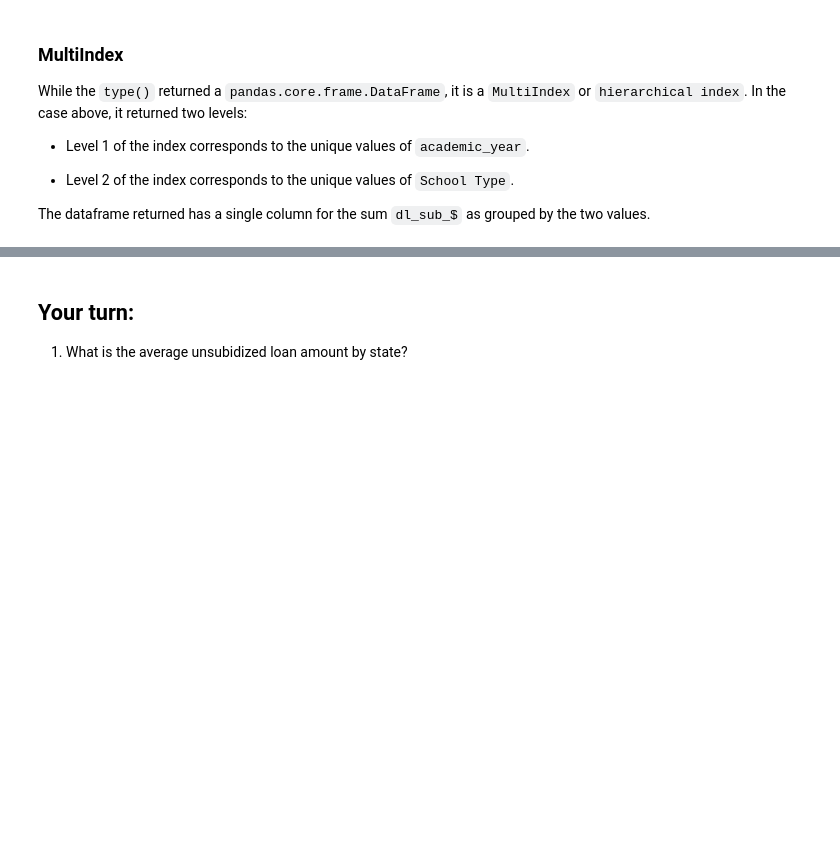
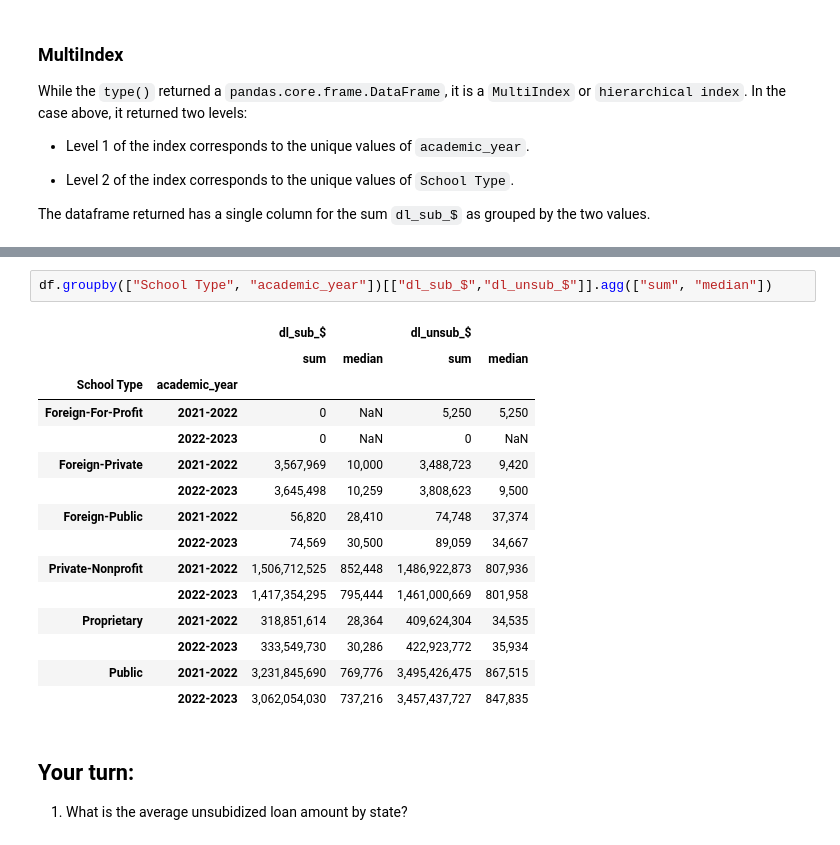
Before and after one commit to sashalcohen/CLASS-NOTES, a Jupyter notebook: wk08-groupby-analysis-SASHA.ipynb, the cells around one changed output, grey strips where cells are left out. Saved outputs shown, nothing was run; the diff lists cells and outputs as text; blank space fills up the shorter version.

```diff
--- a/wk08-groupby-analysis-SASHA.ipynb
+++ b/wk08-groupby-analysis-SASHA.ipynb
@@ -261,3 +331,21 @@ The dataframe returned has a single column for the sum `dl_sub_$` as grouped by
+# %%
+df.groupby(["School Type", "academic_year"])[["dl_sub_$","dl_unsub_$"]].agg(["sum", "median"])
+# %% [output]
+|  |  | dl_sub_$ |  | dl_unsub_$ |  |
+|  |  | sum | median | sum | median |
+| School Type | academic_year |  |  |  |  |
+| Foreign-For-Profit | 2021-2022 | 0 | NaN | 5,250 | 5,250 |
+|  | 2022-2023 | 0 | NaN | 0 | NaN |
+| Foreign-Private | 2021-2022 | 3,567,969 | 10,000 | 3,488,723 | 9,420 |
+|  | 2022-2023 | 3,645,498 | 10,259 | 3,808,623 | 9,500 |
+| Foreign-Public | 2021-2022 | 56,820 | 28,410 | 74,748 | 37,374 |
+|  | 2022-2023 | 74,569 | 30,500 | 89,059 | 34,667 |
+| Private-Nonprofit | 2021-2022 | 1,506,712,525 | 852,448 | 1,486,922,873 | 807,936 |
+|  | 2022-2023 | 1,417,354,295 | 795,444 | 1,461,000,669 | 801,958 |
+| Proprietary | 2021-2022 | 318,851,614 | 28,364 | 409,624,304 | 34,535 |
+|  | 2022-2023 | 333,549,730 | 30,286 | 422,923,772 | 35,934 |
+| Public | 2021-2022 | 3,231,845,690 | 769,776 | 3,495,426,475 | 867,515 |
+|  | 2022-2023 | 3,062,054,030 | 737,216 | 3,457,437,727 | 847,835 |
 # %% [markdown]
 ## Your turn:
 1. What is the average unsubidized loan amount by state?
```
Also changed, not shown: parts of 9 cells of this notebook.
